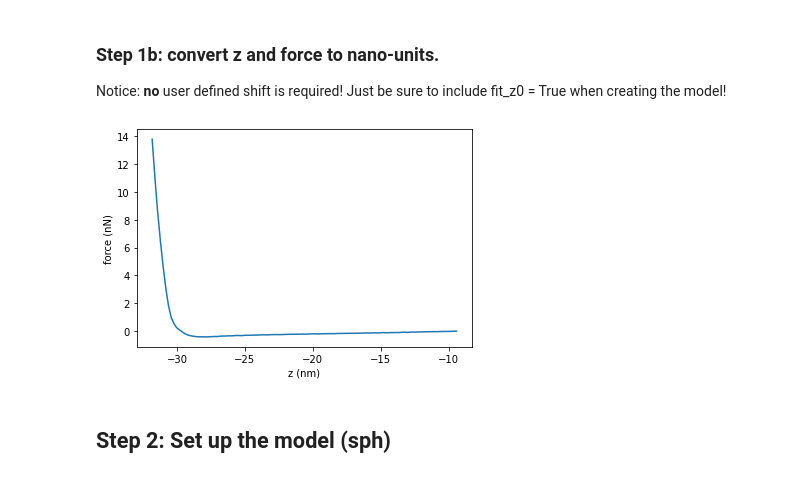
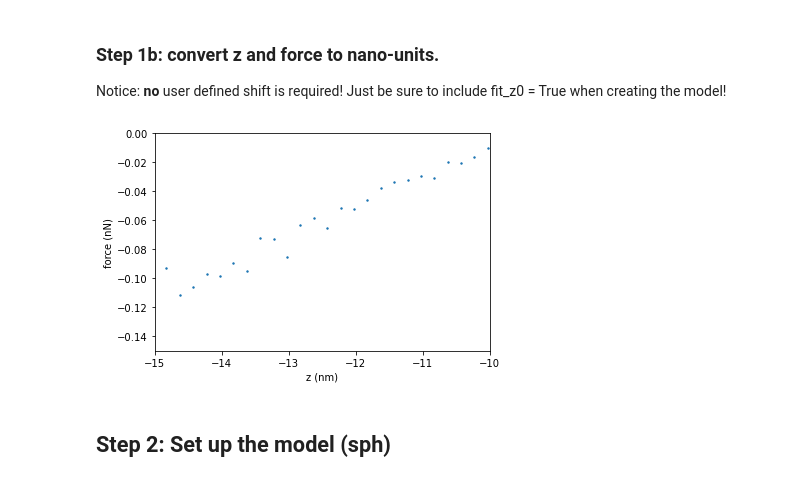
Before and after one commit to phys201/nc_AFM, a Jupyter notebook: documentation.ipynb, the cells around one changed output. Cells and saved outputs as stored; diff of their text form; code cells hidden in the pictures.

```diff
--- a/documentation.ipynb
+++ b/documentation.ipynb
@@ -565,11 +583,13 @@ noise = 0.05 #nN
 hamaker = 0.286 #aJ
 # %%
-plt.plot(z_data, f_data)
+plt.scatter(z_data, f_data, s = 2)
 
+plt.xlim([-15,-10])
+plt.ylim([-0.15, 0])
 plt.xlabel('z (nm)')
 plt.ylabel('force (nN)');
 # %% [output]
-[figure, old version]
+[figure, new version]
 # %% [markdown]
 ## Step 2: Set up the model (sph)
 # %%
```
Also changed, not shown: parts of 29 cells of this notebook, 8 other files.
